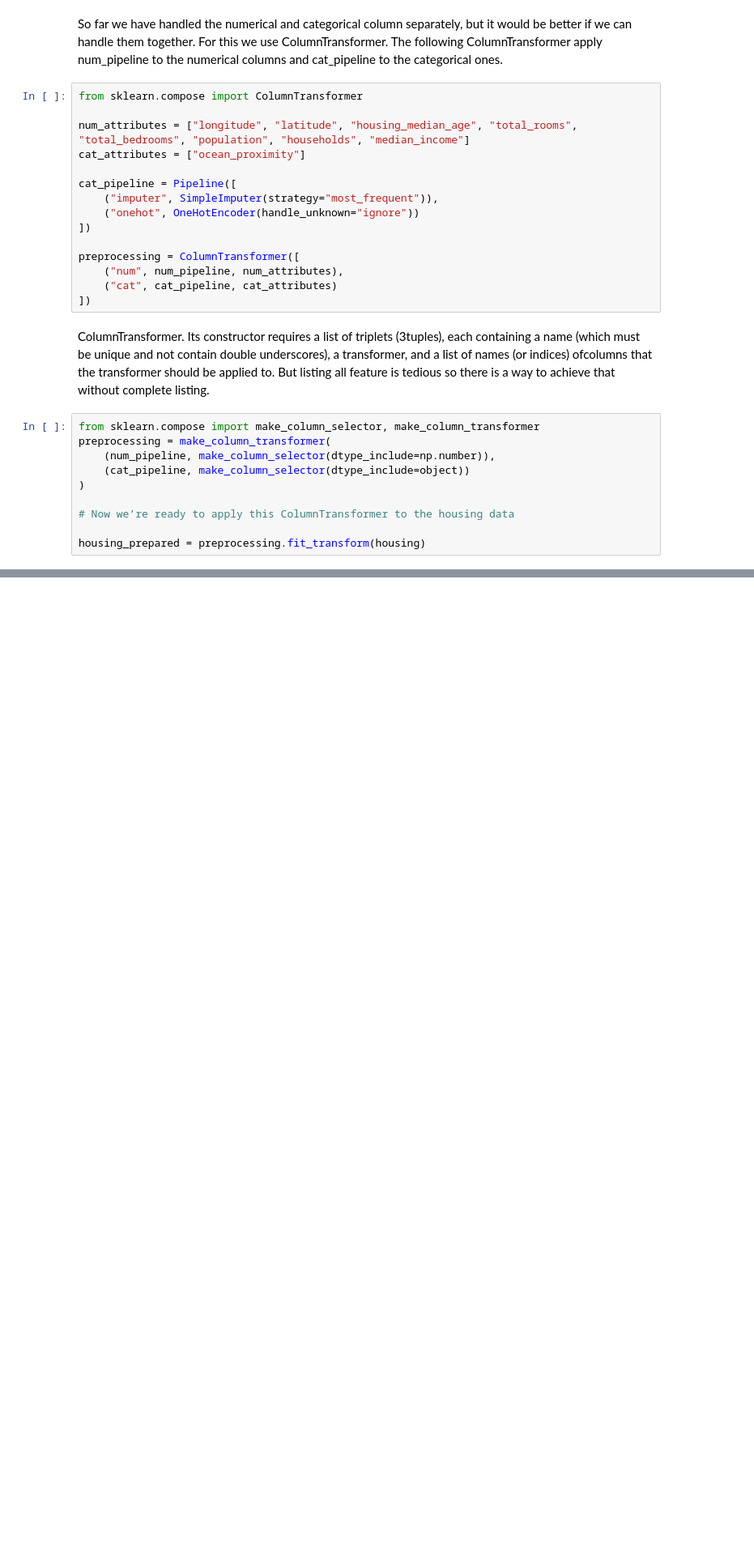
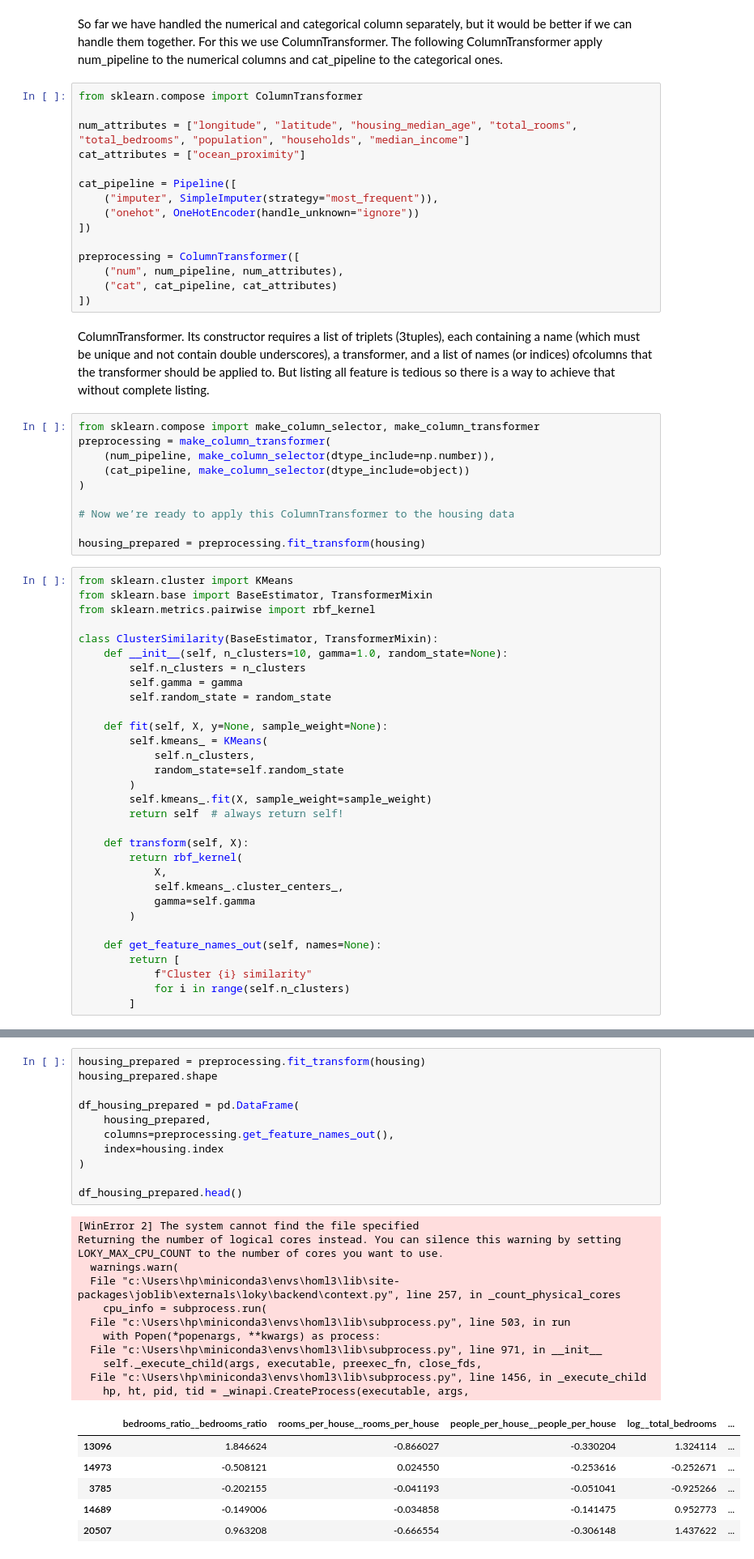
Before and after one commit to Yeabsra-Seyoum/Machine-Learning, a Jupyter notebook: Housing.ipynb, the cells around one changed output, grey strips where cells are left out. Shown at 81% size. Cells and saved outputs as stored; diff of their text form; blank space fills up the shorter version.

```diff
--- a/Housing.ipynb
+++ b/Housing.ipynb
@@ -432,3 +432,34 @@ preprocessing = make_column_transformer(
 # Now we’re ready to apply this ColumnTransformer to the housing data
 
 housing_prepared = preprocessing.fit_transform(housing)
+# %%
+from sklearn.cluster import KMeans
+from sklearn.base import BaseEstimator, TransformerMixin
+from sklearn.metrics.pairwise import rbf_kernel
+
+class ClusterSimilarity(BaseEstimator, TransformerMixin):
+    def __init__(self, n_clusters=10, gamma=1.0, random_state=None):
+        self.n_clusters = n_clusters
+        self.gamma = gamma
+        self.random_state = random_state
+
+    def fit(self, X, y=None, sample_weight=None):
+        self.kmeans_ = KMeans(
+            self.n_clusters,
+            random_state=self.random_state
+        )
+        self.kmeans_.fit(X, sample_weight=sample_weight)
+        return self  # always return self!
+
+    def transform(self, X):
+        return rbf_kernel(
+            X,
+            self.kmeans_.cluster_centers_,
+            gamma=self.gamma
+        )
+
+    def get_feature_names_out(self, names=None):
+        return [
+            f"Cluster {i} similarity"
+            for i in range(self.n_clusters)
+        ]
@@ -434,0 +535,29 @@ housing_prepared = preprocessing.fit_transform(housing)
+# %%
+housing_prepared = preprocessing.fit_transform(housing)
+housing_prepared.shape
+
+df_housing_prepared = pd.DataFrame(
+    housing_prepared,
+    columns=preprocessing.get_feature_names_out(),
+    index=housing.index
+)
+
+df_housing_prepared.head()
+# %% [output]
+[WinError 2] The system cannot find the file specified
+Returning the number of logical cores instead. You can silence this warning by setting LOKY_MAX_CPU_COUNT to the number of cores you want to use.
+  warnings.warn(
+  File "c:\Users\hp\miniconda3\envs\homl3\lib\site-packages\joblib\externals\loky\backend\context.py", line 257, in _count_physical_cores
+    cpu_info = subprocess.run(
+  File "c:\Users\hp\miniconda3\envs\homl3\lib\subprocess.py", line 503, in run
+    with Popen(*popenargs, **kwargs) as process:
+  File "c:\Users\hp\miniconda3\envs\homl3\lib\subprocess.py", line 971, in __init__
+    self._execute_child(args, executable, preexec_fn, close_fds,
+  File "c:\Users\hp\miniconda3\envs\homl3\lib\subprocess.py", line 1456, in _execute_child
+    hp, ht, pid, tid = _winapi.CreateProcess(executable, args,
+|  | bedrooms_ratio__bedrooms_ratio | rooms_per_house__rooms_per_house | people_per_house__people_per_house | log__total_bedrooms | ... |
+| 13096 | 1.846624 | -0.866027 | -0.330204 | 1.324114 | ... |
+| 14973 | -0.508121 | 0.024550 | -0.253616 | -0.252671 | ... |
+| 3785 | -0.202155 | -0.041193 | -0.051041 | -0.925266 | ... |
+| 14689 | -0.149006 | -0.034858 | -0.141475 | 0.952773 | ... |
+| 20507 | 0.963208 | -0.666554 | -0.306148 | 1.437622 | ... |
```
Also changed, not shown: parts of 7 cells of this notebook.
